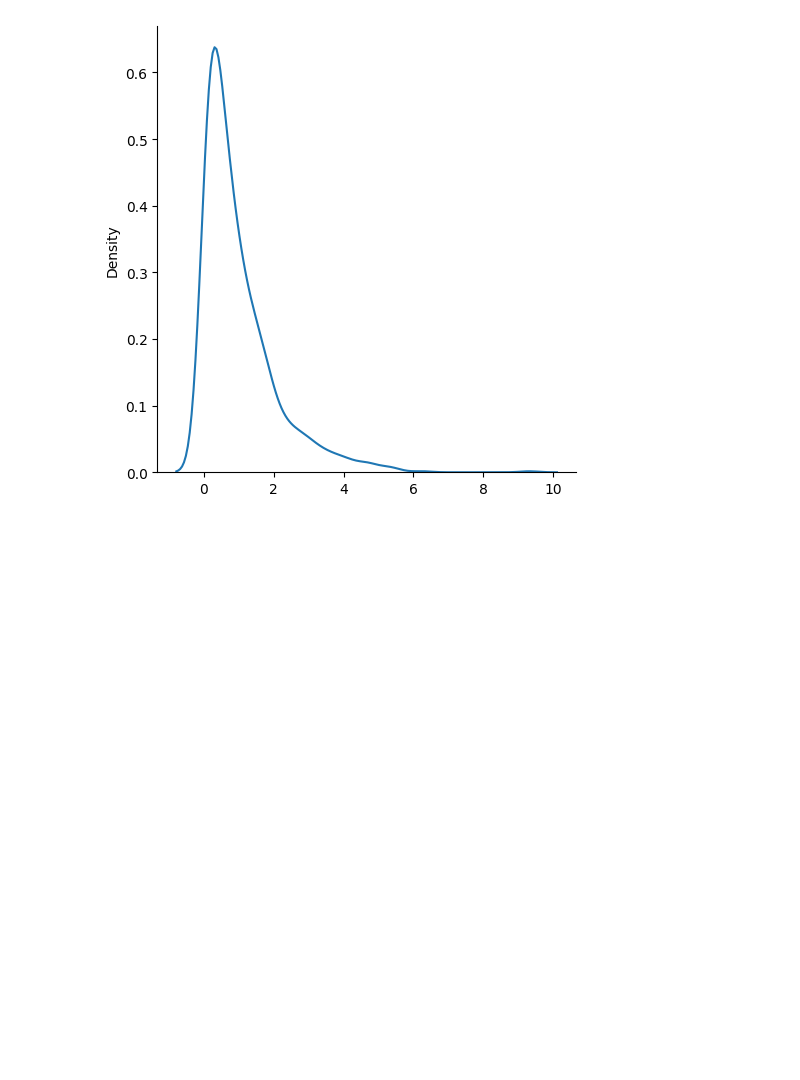
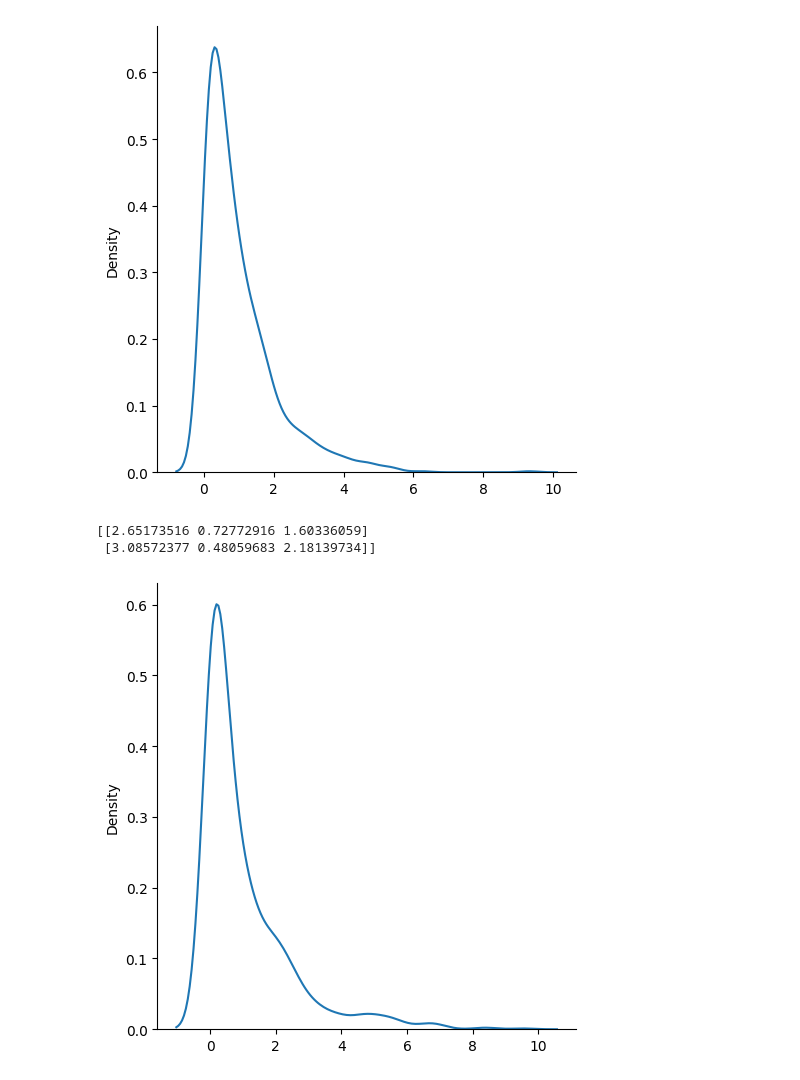
Before and after one commit to shubhajyotimitra/numpy-pandas-notebook, a Jupyter notebook: numpy_random.ipynb, the cells around one changed output. Cells and saved outputs as stored; diff of their text form; code cells hidden in the pictures; blank space fills up the shorter version.

```diff
--- a/numpy_random.ipynb
+++ b/numpy_random.ipynb
@@ -395,0 +405,20 @@ plt.show()
+# %%
+from numpy import random
+
+x = random.chisquare(df=2, size=(2, 3))
+
+print(x)
+# %% [output]
+[[2.65173516 0.72772916 1.60336059]
+ [3.08572377 0.48059683 2.18139734]]
+# %%
+# Visualization of Chi Square Distribution :
+from numpy import random
+import matplotlib.pyplot as plt
+import seaborn as sns
+
+sns.displot(random.chisquare(df=1, size=1000), kind="kde")
+
+plt.show()
+# %% [output]
+[figure, added]
```
Also changed, not shown: parts of 1 cell of this notebook.
